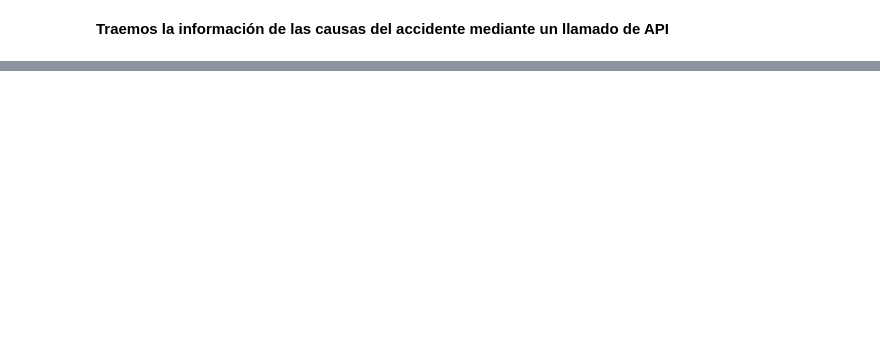
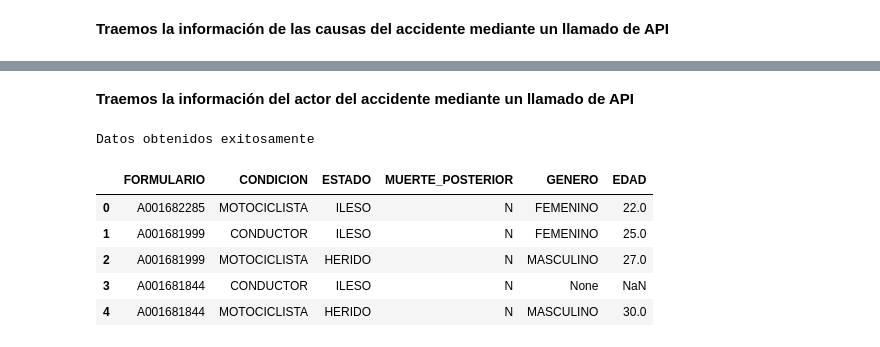
Before and after one commit to bermudez05/Siniestralidad_Bogota_BD, a Jupyter notebook: ACC_vehiculo.ipynb, the cells around one changed output, grey strips where cells are left out. Drawn from its saved outputs; the diff is of its cells as text; code cells hidden in the pictures; blank space fills up the shorter version.

```diff
--- a/ACC_vehiculo.ipynb
+++ b/ACC_vehiculo.ipynb
@@ -376,7 +376,7 @@ via_data.head(5)
 <b>Traemos la información de las causas del accidente mediante un llamado de API</b>
 # %%
 # URL de la API
-url = ""
+url = "https://sig.simur.gov.co/arcgis/rest/services/Accidentalidad/AccidentalidadAnalisis/FeatureServer/4/query?where=1%3D1&outFields=FORMULARIO,NOMBRE,TIPO_CAUSA,TIPO&outSR=4326&f=json"
 
 # Hacer la solicitud GET
 response = requests.get(url)
@@ -388,0 +391,8 @@ if response.status_code == 200:
+# %%
+features = data.get('features', [])  # Obtener la lista de features
+rows = []  # Lista para almacenar los datos
+
+# Recorrer cada feature y extraer los atributos
+for feature in features:
+    attributes = feature.get('attributes', {})  # Obtener el diccionario de atributos
+    rows.append(attributes)  # Agregar los atributos a la lista
@@ -388,0 +444,34 @@ if response.status_code == 200:
+# %% [markdown]
+<b>Traemos la información del actor del accidente mediante un llamado de API</b>
+# %%
+# URL de la API
+url = "https://sig.simur.gov.co/arcgis/rest/services/Accidentalidad/AccidentalidadAnalisis/FeatureServer/3/query?where=1%3D1&outFields=FORMULARIO,CONDICION,ESTADO,MUERTE_POSTERIOR,GENERO,EDAD&outSR=4326&f=json"
+
+# Hacer la solicitud GET
+response = requests.get(url)
+
+# Verificar si la solicitud fue exitosa
+if response.status_code == 200:
+    # Convertir la respuesta a JSON
+    data = response.json()
+    print("Datos obtenidos exitosamente")
+# %% [output]
+Datos obtenidos exitosamente
+# %%
+features = data.get('features', [])  # Obtener la lista de features
+rows = []  # Lista para almacenar los datos
+
+# Recorrer cada feature y extraer los atributos
+for feature in features:
+    attributes = feature.get('attributes', {})  # Obtener el diccionario de atributos
+    rows.append(attributes)  # Agregar los atributos a la lista
+# %%
+actor_data = pd.DataFrame(rows)
+actor_data.head(5)
+# %% [output]
+|  | FORMULARIO | CONDICION | ESTADO | MUERTE_POSTERIOR | GENERO | EDAD |
+| 0 | A001682285 | MOTOCICLISTA | ILESO | N | FEMENINO | 22.0 |
+| 1 | A001681999 | CONDUCTOR | ILESO | N | FEMENINO | 25.0 |
+| 2 | A001681999 | MOTOCICLISTA | HERIDO | N | MASCULINO | 27.0 |
+| 3 | A001681844 | CONDUCTOR | ILESO | N | None | NaN |
+| 4 | A001681844 | MOTOCICLISTA | HERIDO | N | MASCULINO | 30.0 |
```
Also changed, not shown: parts of 8 cells of this notebook.
